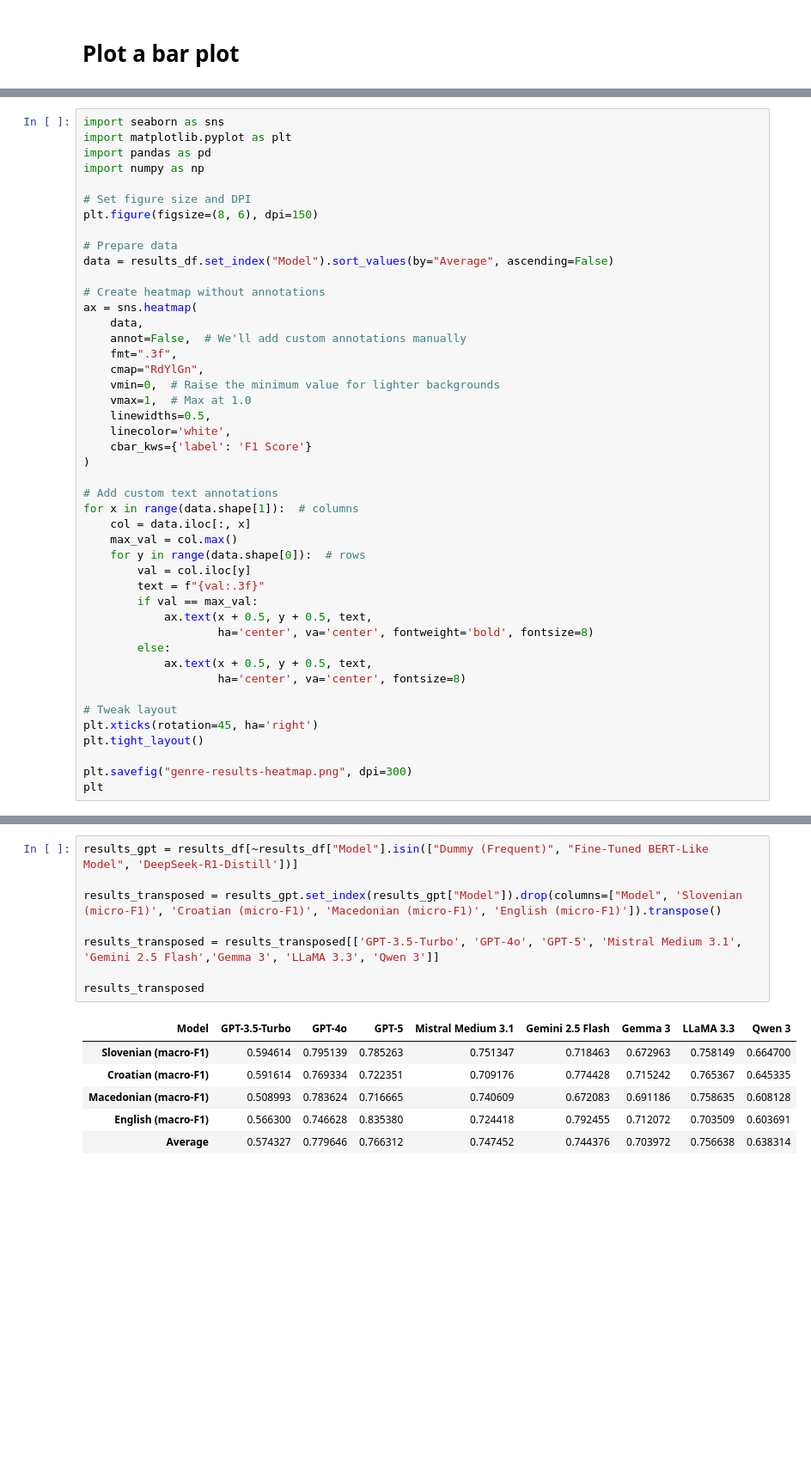
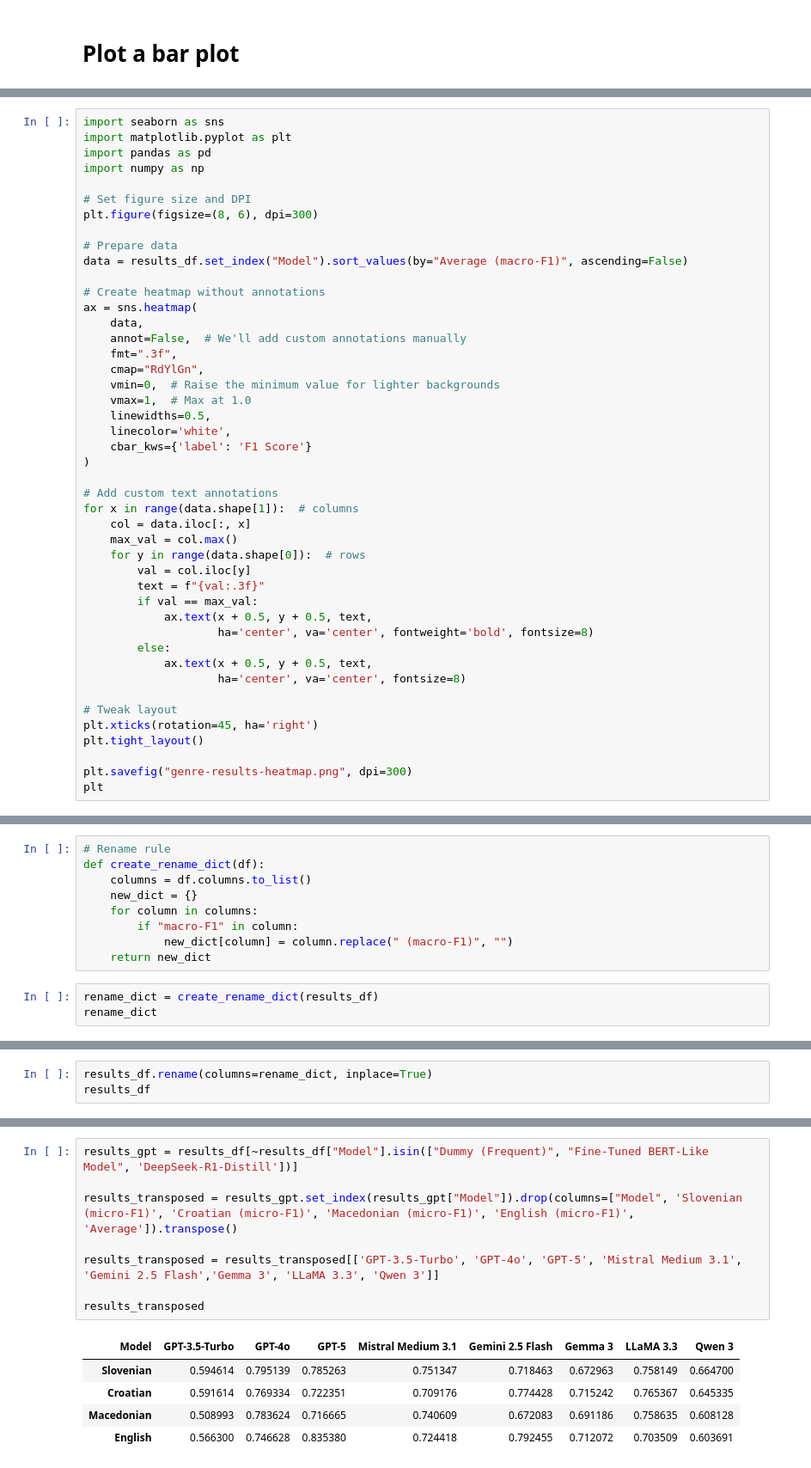
Before and after one commit to TajaKuzman/Benchmarking-Text-Classification-on-South-Slavic, a Jupyter notebook: Genre-Automatic-Identification-Benchmark/evaluation-for-the-paper/evaluation_of_results.ipynb, the cells around one changed output, grey strips where cells are left out. Shown: that part at 86% size. Cells and saved outputs as stored; diff of their text form; blank space fills up the shorter version.

```diff
--- a/Genre-Automatic-Identification-Benchmark/evaluation-for-the-paper/evaluation_of_results.ipynb
+++ b/Genre-Automatic-Identification-Benchmark/evaluation-for-the-paper/evaluation_of_results.ipynb
@@ -192,10 +203,10 @@ import pandas as pd
 import numpy as np
 
 # Set figure size and DPI
-plt.figure(figsize=(8, 6), dpi=150)
+plt.figure(figsize=(8, 6), dpi=300)
 
 # Prepare data
-data = results_df.set_index("Model").sort_values(by="Average", ascending=False)
+data = results_df.set_index("Model").sort_values(by="Average (macro-F1)", ascending=False)
 
 # Create heatmap without annotations
 ax = sns.heatmap(
@@ -235,0 +247,12 @@ plt
+# %%
+# Rename rule
+def create_rename_dict(df):
+	columns = df.columns.to_list()
+	new_dict = {}
+	for column in columns:
+		if "macro-F1" in column:
+			new_dict[column] = column.replace(" (macro-F1)", "")
+	return new_dict
+# %%
+rename_dict = create_rename_dict(results_df)
+rename_dict
@@ -235,0 +264,3 @@ plt
+# %%
+results_df.rename(columns=rename_dict, inplace=True)
+results_df
@@ -236,18 +284,17 @@ plt
 # %%
 results_gpt = results_df[~results_df["Model"].isin(["Dummy (Frequent)", "Fine-Tuned BERT-Like Model", 'DeepSeek-R1-Distill'])]
 
-results_transposed = results_gpt.set_index(results_gpt["Model"]).drop(columns=["Model", 'Slovenian (micro-F1)', 'Croatian (micro-F1)', 'Macedonian (micro-F1)', 'English (micro-F1)']).transpose()
+results_transposed = results_gpt.set_index(results_gpt["Model"]).drop(columns=["Model", 'Slovenian (micro-F1)', 'Croatian (micro-F1)', 'Macedonian (micro-F1)', 'English (micro-F1)', 'Average']).transpose()
 
 results_transposed = results_transposed[['GPT-3.5-Turbo', 'GPT-4o', 'GPT-5', 'Mistral Medium 3.1', 'Gemini 2.5 Flash','Gemma 3', 'LLaMA 3.3', 'Qwen 3']]
 
 results_transposed
 # %% [output]
 | Model | GPT-3.5-Turbo | GPT-4o | GPT-5 | Mistral Medium 3.1 | Gemini 2.5 Flash | Gemma 3 | LLaMA 3.3 | Qwen 3 |
-| Slovenian (macro-F1) | 0.594614 | 0.795139 | 0.785263 | 0.751347 | 0.718463 | 0.672963 | 0.758149 | 0.664700 |
-| Croatian (macro-F1) | 0.591614 | 0.769334 | 0.722351 | 0.709176 | 0.774428 | 0.715242 | 0.765367 | 0.645335 |
-| Macedonian (macro-F1) | 0.508993 | 0.783624 | 0.716665 | 0.740609 | 0.672083 | 0.691186 | 0.758635 | 0.608128 |
-| English (macro-F1) | 0.566300 | 0.746628 | 0.835380 | 0.724418 | 0.792455 | 0.712072 | 0.703509 | 0.603691 |
-| Average | 0.574327 | 0.779646 | 0.766312 | 0.747452 | 0.744376 | 0.703972 | 0.756638 | 0.638314 |
+| Slovenian | 0.594614 | 0.795139 | 0.785263 | 0.751347 | 0.718463 | 0.672963 | 0.758149 | 0.664700 |
+| Croatian | 0.591614 | 0.769334 | 0.722351 | 0.709176 | 0.774428 | 0.715242 | 0.765367 | 0.645335 |
+| Macedonian | 0.508993 | 0.783624 | 0.716665 | 0.740609 | 0.672083 | 0.691186 | 0.758635 | 0.608128 |
+| English | 0.566300 | 0.746628 | 0.835380 | 0.724418 | 0.792455 | 0.712072 | 0.703509 | 0.603691 |
 # %%
 import matplotlib.pyplot as plt
 
```
Also changed, not shown: parts of 12 cells of this notebook, 26 other files.
